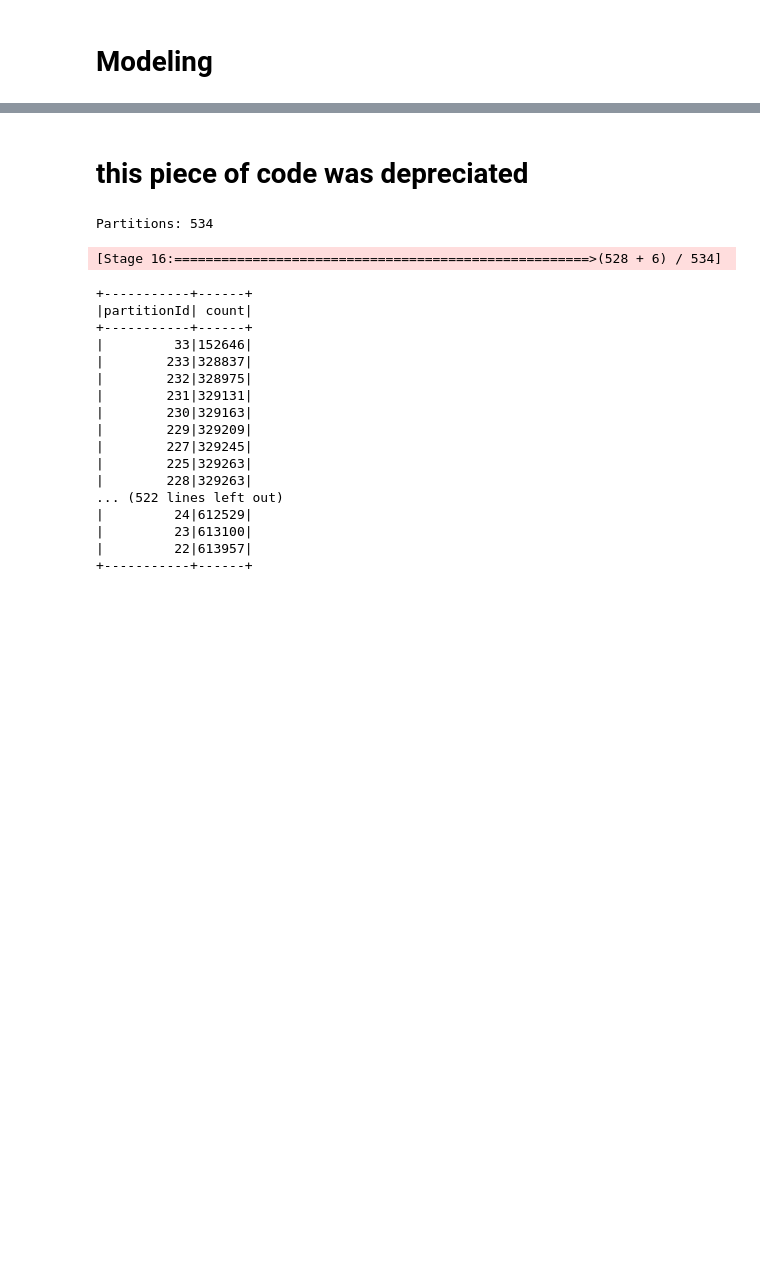
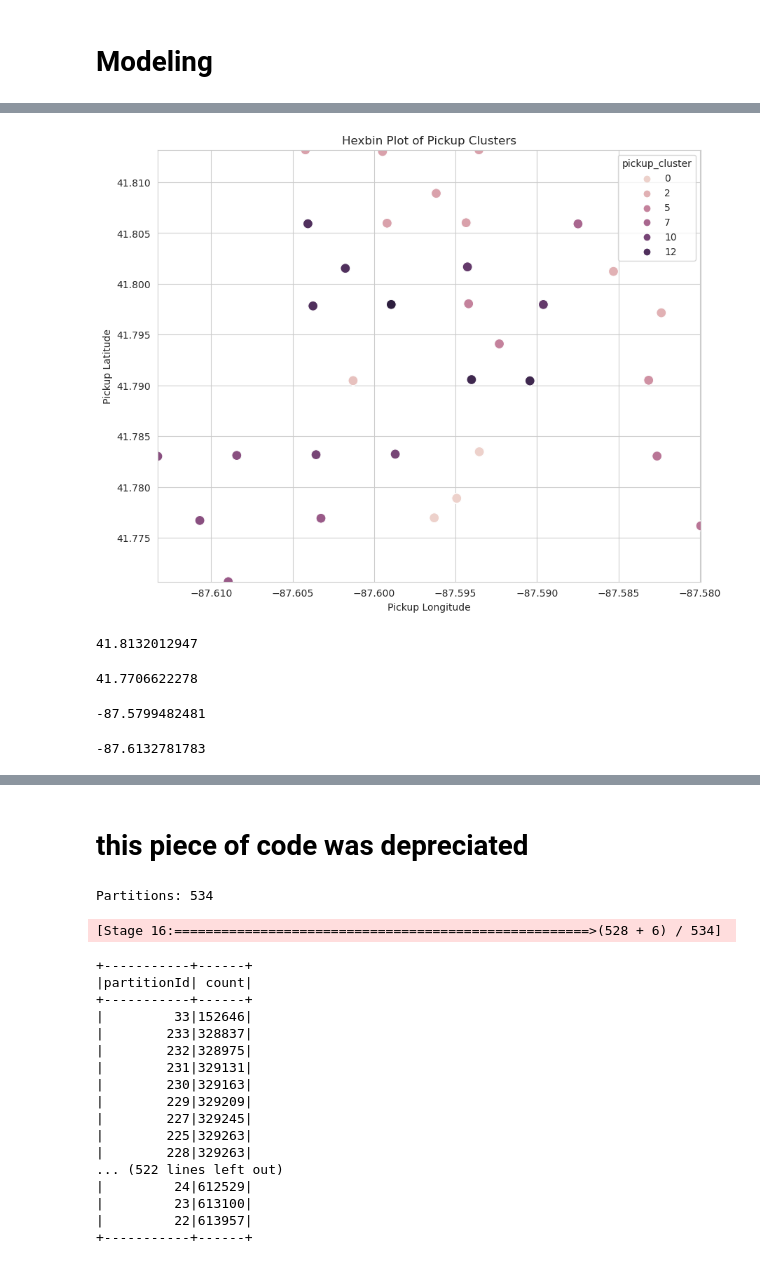
Before and after one commit to hvpachisia/uchicago-lyft-rideshare, a Jupyter notebook: dbscan.ipynb, the cells around one changed output, grey strips where cells are left out. Drawn from its saved outputs; the diff is of its cells as text; code cells hidden in the pictures; blank space fills up the shorter version.

```diff
--- a/dbscan.ipynb
+++ b/dbscan.ipynb
@@ -232,0 +353,28 @@ only showing top 20 rows
+# %%
+import matplotlib.pyplot as plt
+import seaborn as sns
+
+# Sample data
+sns.set_style("whitegrid")
+plt.figure(figsize=(10, 8))
+sns.scatterplot(x="pickup_lon", y="pickup_lat", data=pd_df[pd_df['pickup_lat'] != 0.0], hue='pickup_cluster', s=100)
+plt.xlim( -87.6132781783, -87.5799482481)
+plt.ylim(41.7706622278, 41.8132012947)
+plt.xlabel('Pickup Longitude')
+plt.ylabel('Pickup Latitude')
+plt.title('Hexbin Plot of Pickup Clusters')
+plt.show()
+# %% [output]
+[figure, added]
+# %%
+print(before_pd['pickup_lat'].max())
+before_pd['pickup_lat'].min()
+# %% [output]
+41.8132012947
+41.7706622278
+# %%
+print(before_pd['pickup_lon'].max())
+before_pd['pickup_lon'].min()
+# %% [output]
+-87.5799482481
+-87.6132781783
```
Also changed, not shown: parts of 22 cells of this notebook.
